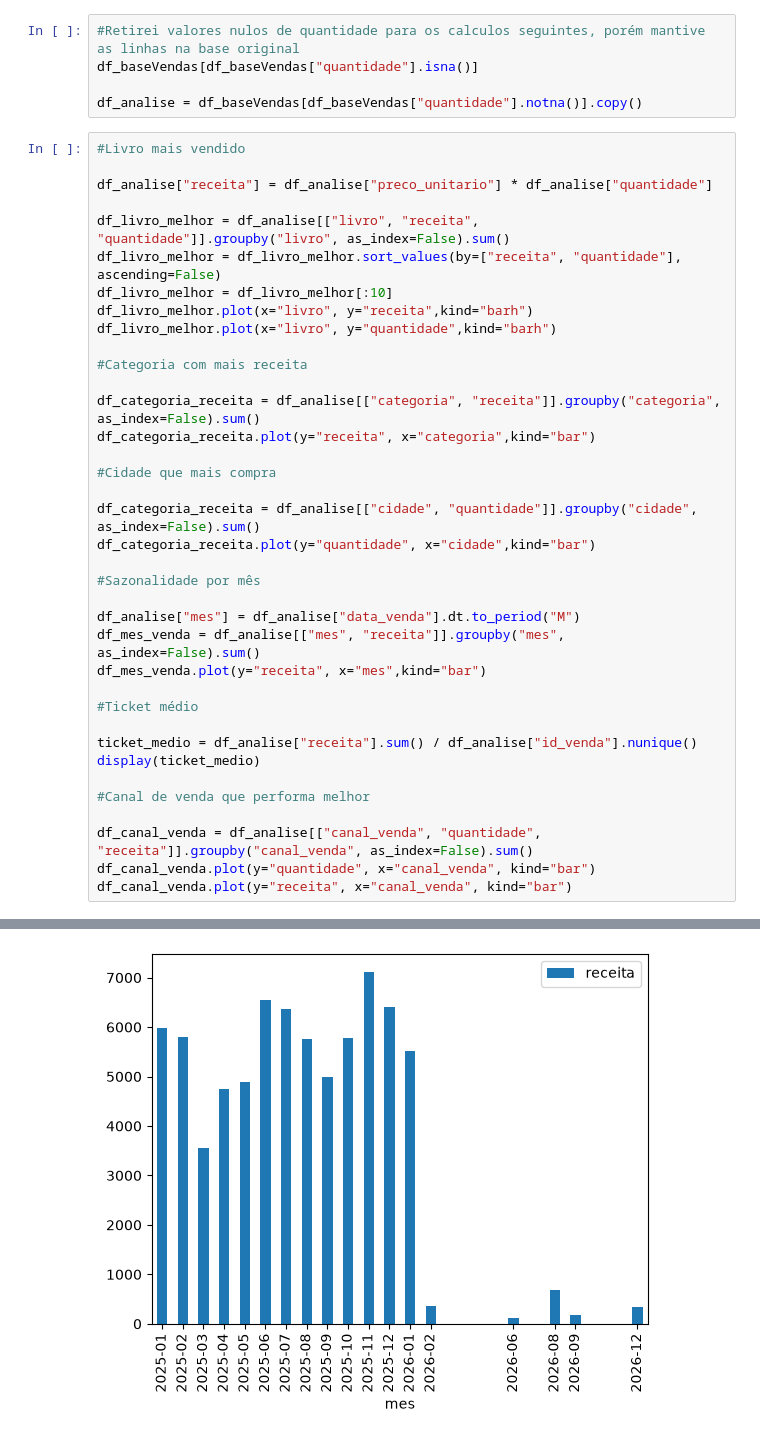
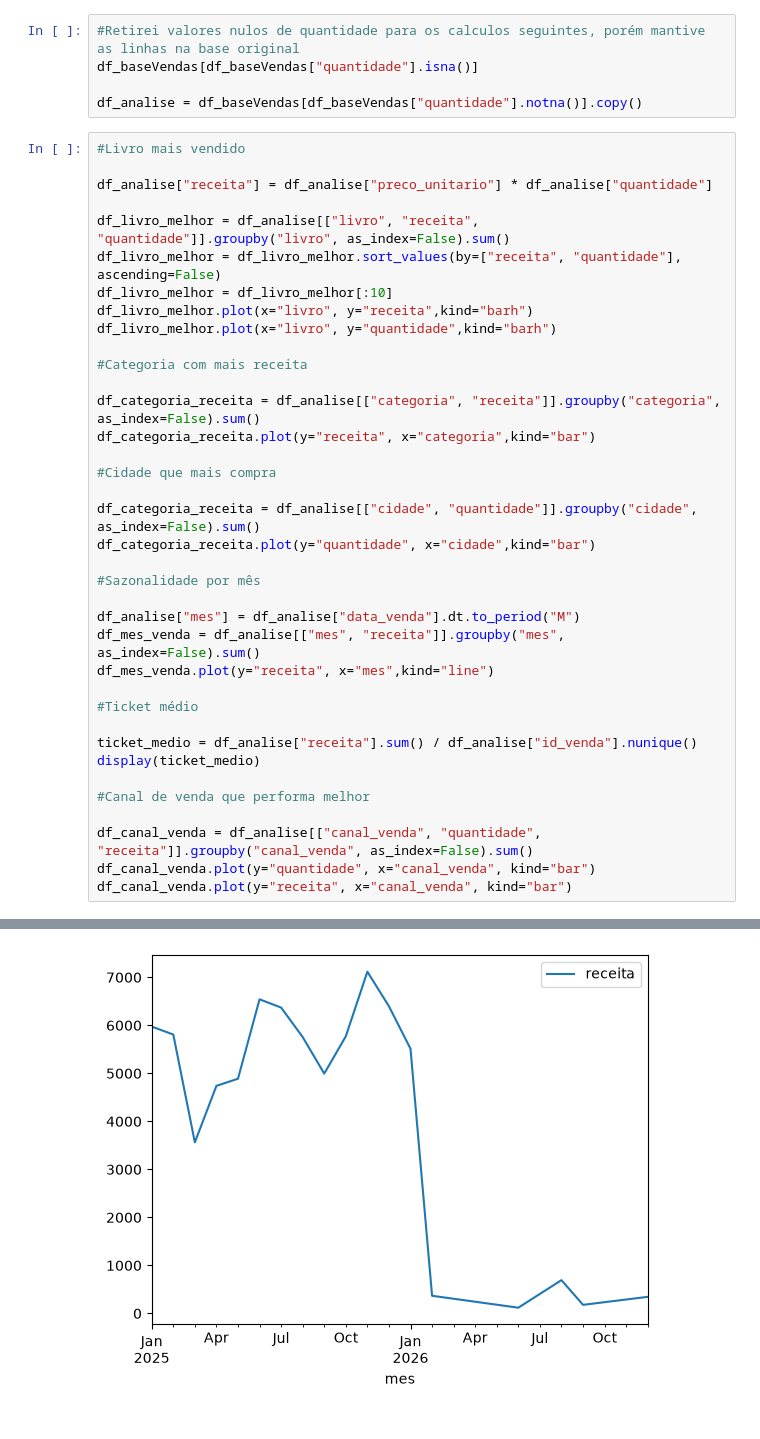
Before and after one commit to C1ntraOl/analise-vendas-livros-python, a Jupyter notebook: ProjetoPandas.ipynb, the cells around one changed output, grey strips where cells are left out. Drawn from its saved outputs; the diff is of its cells as text.

```diff
--- a/ProjetoPandas.ipynb
+++ b/ProjetoPandas.ipynb
@@ -153,34 +330,34 @@ df_livro_melhor.plot(x="livro", y="quantidade",kind="barh")
 df_categoria_receita = df_analise[["categoria", "receita"]].groupby("categoria", as_index=False).sum()
 df_categoria_receita.plot(y="receita", x="categoria",kind="bar")
 
 #Cidade que mais compra
 
 df_categoria_receita = df_analise[["cidade", "quantidade"]].groupby("cidade", as_index=False).sum()
 df_categoria_receita.plot(y="quantidade", x="cidade",kind="bar")
 
 #Sazonalidade por mês
 
 df_analise["mes"] = df_analise["data_venda"].dt.to_period("M")
 df_mes_venda = df_analise[["mes", "receita"]].groupby("mes", as_index=False).sum()
-df_mes_venda.plot(y="receita", x="mes",kind="bar")
+df_mes_venda.plot(y="receita", x="mes",kind="line")
 
 #Ticket médio
 
 ticket_medio = df_analise["receita"].sum() / df_analise["id_venda"].nunique()
 display(ticket_medio)
 
 #Canal de venda que performa melhor
 
 df_canal_venda = df_analise[["canal_venda", "quantidade", "receita"]].groupby("canal_venda", as_index=False).sum()
 df_canal_venda.plot(y="quantidade", x="canal_venda", kind="bar")
 df_canal_venda.plot(y="receita", x="canal_venda", kind="bar")
 # %% [output]
 np.float64(127.13719120135364)
 <Axes: xlabel='canal_venda'>
 [figure]
 [figure]
 [figure]
 [figure]
-[figure, old version]
+[figure, new version]
 [figure]
 [figure]
```
Also changed, not shown: parts of 13 cells of this notebook.
